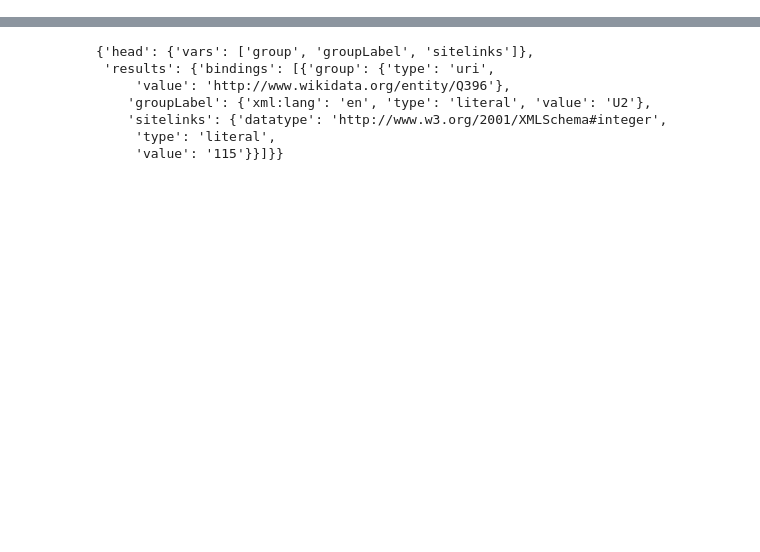
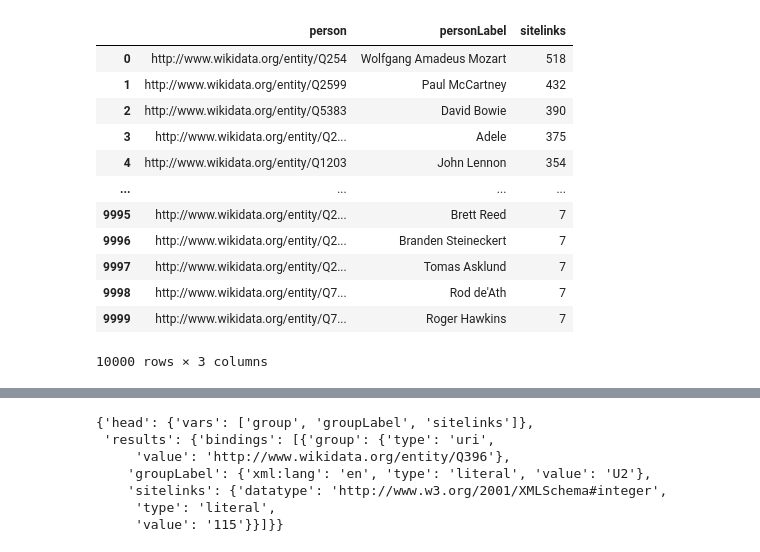
Before and after one commit to progsi/YTUnCoverLLM, a Jupyter notebook: notebooks/wikidata.ipynb, the cells around one changed output, grey strips where cells are left out. Saved outputs shown, nothing was run; the diff lists cells and outputs as text; code cells hidden in the pictures; blank space fills up the shorter version.

Commit message:
with wikidata

```diff
--- a/notebooks/wikidata.ipynb
+++ b/notebooks/wikidata.ipynb
@@ -127,0 +1,21 @@ def query_musicgroup(search_term):
+# %%
+import pandas as pd
+
+data = pd.read_parquet("../data/dataset/shs100k2/data.parquet")
+data["performer_single"] = data.performer.apply(lambda x: x[0] if len(x) > 0 else '')
+cols = ['set_id', 'yt_id', 'title', 'performer', 'performer_single', 'viewcount', 'split', 'TEXT', 'IOB']
+data = data[cols]
+
+# get and preprocess wikidata
+cols = ["link", "name", "sitelinks"]
+data_groups = pd.read_json("../data/wikidata/groups.json")
+data_groups.musicalGroupLabel = data_groups.musicalGroupLabel.str.lower()
+data_groups.columns = cols
+data_groups["type"] = "Group"
+
+data_humans1 = pd.read_json("../data/wikidata/humans1.json")
+data_humans1.personLabel = data_humans1.personLabel.str.lower()
+data_humans1.columns = cols
+data_humans1["type"] = "Person"
+
+data_wikidata = pd.concat([data_groups, data_humans1], axis=0, ignore_index=True).drop_duplicates(subset="link")
@@ -127,0 +44,16 @@ def query_musicgroup(search_term):
+# %%
+data_humans1
+# %% [output]
+|  | person | personLabel | sitelinks |
+| 0 | http://www.wikidata.org/entity/Q254 | Wolfgang Amadeus Mozart | 518 |
+| 1 | http://www.wikidata.org/entity/Q2599 | Paul McCartney | 432 |
+| 2 | http://www.wikidata.org/entity/Q5383 | David Bowie | 390 |
+| 3 | http://www.wikidata.org/entity/Q2... | Adele | 375 |
+| 4 | http://www.wikidata.org/entity/Q1203 | John Lennon | 354 |
+| ... | ... | ... | ... |
+| 9995 | http://www.wikidata.org/entity/Q2... | Brett Reed | 7 |
+| 9996 | http://www.wikidata.org/entity/Q2... | Branden Steineckert | 7 |
+| 9997 | http://www.wikidata.org/entity/Q2... | Tomas Asklund | 7 |
+| 9998 | http://www.wikidata.org/entity/Q7... | Rod de'Ath | 7 |
+| 9999 | http://www.wikidata.org/entity/Q7... | Roger Hawkins | 7 |
+10000 rows × 3 columns
```
Also changed, not shown: parts of 9 cells of this notebook, 1 other file.
